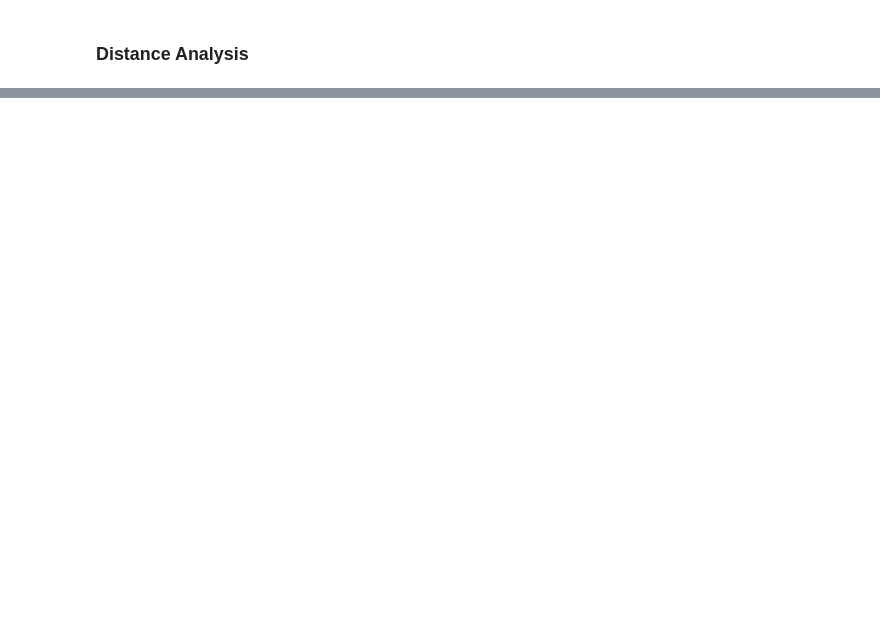
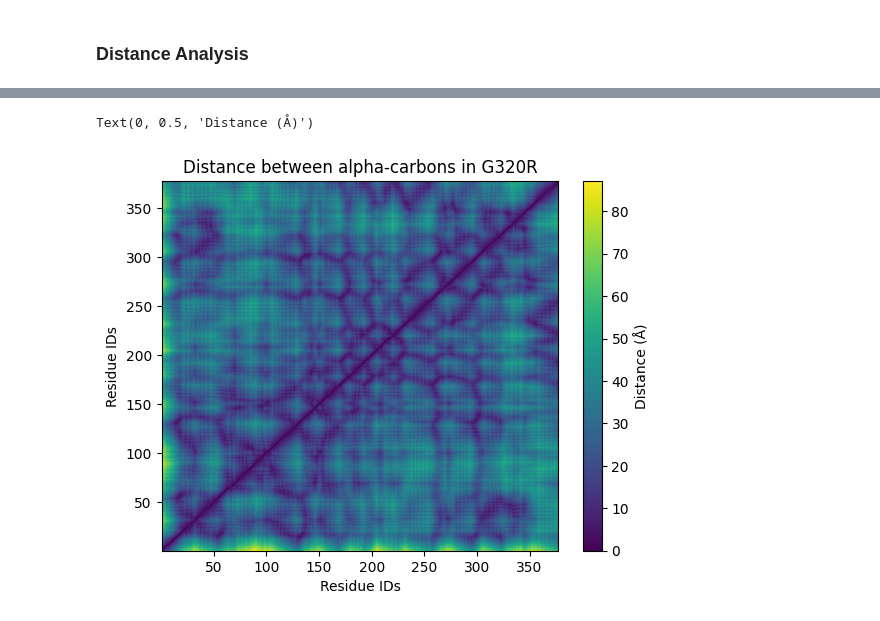
Before and after one commit to YamilaTimmer/molecular-dynamics-HDAC8, a Jupyter notebook: molecular-dynamics-HDAC8.ipynb, the cells around one changed output, grey strips where cells are left out. Saved outputs shown, nothing was run; the diff lists cells and outputs as text; code cells hidden in the pictures; blank space fills up the shorter version.

```diff
--- a/molecular-dynamics-HDAC8.ipynb
+++ b/molecular-dynamics-HDAC8.ipynb
@@ -254,0 +395,25 @@ G320R - active site dist = 21.7 a
+# %%
+u = mda.Universe("../variants/G320R-1-ion.pdb")
+ca = u.select_atoms('name CA')
+n_ca = len(ca)
+
+self_distances = distances.self_distance_array(ca.positions)
+sq_dist_arr = np.zeros((n_ca, n_ca))
+triu = np.triu_indices_from(sq_dist_arr, k=1)
+sq_dist_arr[triu] = self_distances
+sq_dist_arr.T[triu] = self_distances
+
+fig, ax = plt.subplots()
+im = ax.pcolor(ca.resids, ca.resids, sq_dist_arr)
+
+# add figure labels and titles
+plt.ylabel('Residue IDs')
+plt.xlabel('Residue IDs')
+plt.title('Distance between alpha-carbons in G320R')
+
+# colorbar
+cbar = fig.colorbar(im)
+cbar.ax.set_ylabel('Distance (Å)')
+# %% [output]
+Text(0, 0.5, 'Distance (Å)')
+[figure, added]
```
Also changed, not shown: parts of 38 cells of this notebook.
